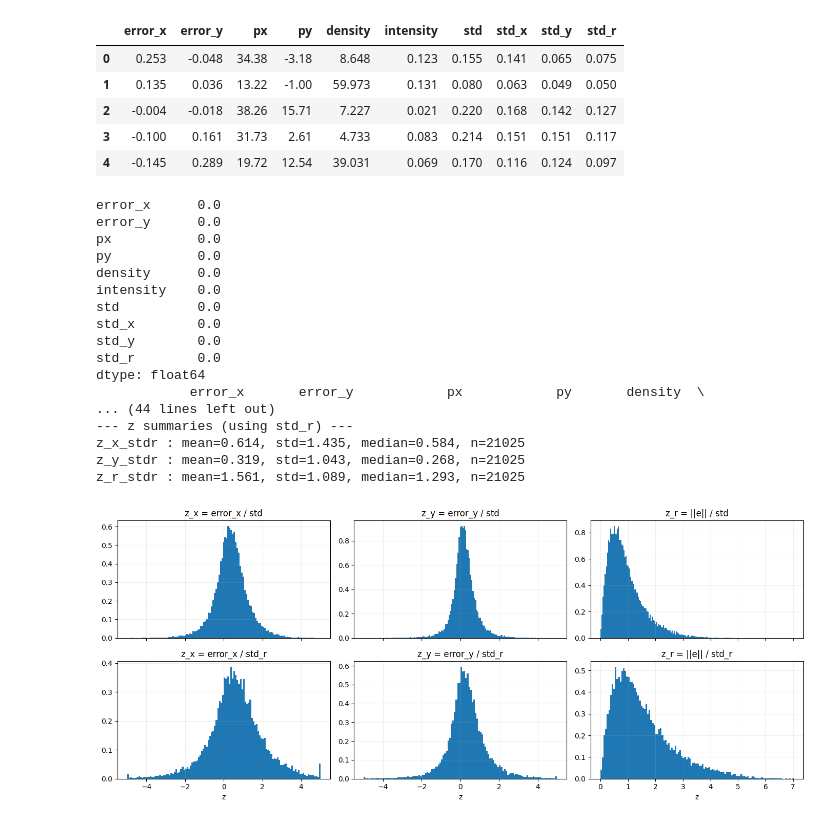
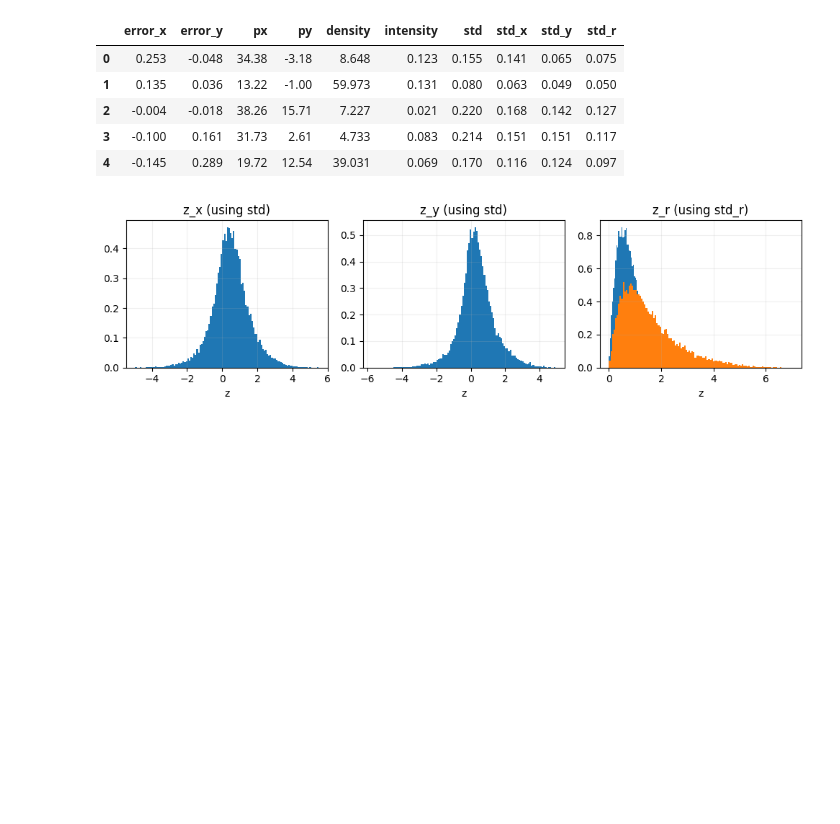
Before and after one commit to yang-jiaye/PCDetErrorModel, a Jupyter notebook: uncertainty_calibration.ipynb, the cells around one changed output. Cells and saved outputs as stored; diff of their text form; code cells hidden in the pictures; blank space fills up the shorter version.

```diff
--- a/uncertainty_calibration.ipynb
+++ b/uncertainty_calibration.ipynb
@@ -158,88 +158,39 @@ std_r: mean=0.0918, std=0.0401, min=0.0270, max=0.3290
 | 4 | -0.145 | 0.289 | 19.72 | 12.54 | 39.031 | 0.069 | 0.170 | 0.116 | 0.124 | 0.097 |
 # %%
 # Basic sanity checks: missing values and some quick relationships
-print(df.isna().mean().sort_values(ascending=False).head(15))
-print(df.describe())
+# print(df.isna().mean().sort_values(ascending=False).head(15))
+# print(df.describe())
 
 # Construct derived error magnitudes
 df["err_abs_x"] = df["error_x"].abs()
 df["err_abs_y"] = df["error_y"].abs()
 df["err_r"] = np.sqrt(df["error_x"]**2 + df["error_y"]**2)
 
-# Compare correlations with different 'std' definitions
-std_candidates = [c for c in ["std", "std_r", "std_x", "std_y"] if c in df.columns]
-for sname in std_candidates:
-    print("\n--- Correlation vs", sname, "---")
-    for col in ["err_abs_x", "err_abs_y", "err_r"]:
-        valid = df[[col, sname]].dropna()
-        r = np.corrcoef(valid[col], valid[sname])[0, 1] if len(valid) > 1 else np.nan
-        rho = stats.spearmanr(valid[col], valid[sname], nan_policy="omit").correlation
-        print(f"{col}: Pearson r={r:.3f}, Spearman rho={rho:.3f} (n={len(valid)})")
-
 # Normalized residual diagnostics: compare using std (combined RMS) vs std_r (radial std)
-if "std" in df.columns:
-    df["z_x_std"] = df["error_x"] / df["std"]
-    df["z_y_std"] = df["error_y"] / df["std"]
-    df["z_r_std"] = df["err_r"] / df["std"]
-if "std_r" in df.columns:
-    df["z_x_stdr"] = df["error_x"] / df["std_r"]
-    df["z_y_stdr"] = df["error_y"] / df["std_r"]
-    df["z_r_stdr"] = df["err_r"] / df["std_r"]
-
-def summarize_z(name):
-    v = df[name].replace([np.inf, -np.inf], np.nan).dropna()
-    return f"mean={v.mean():.3f}, std={v.std():.3f}, median={v.median():.3f}, n={len(v)}"
-
-print("\n--- z summaries (using std) ---")
-for name in ["z_x_std", "z_y_std", "z_r_std"]:
-    if name in df.columns:
-        print(name, ":", summarize_z(name))
-
-print("\n--- z summaries (using std_r) ---")
-for name in ["z_x_stdr", "z_y_stdr", "z_r_stdr"]:
-    if name in df.columns:
-        print(name, ":", summarize_z(name))
+df["z_x_std"] = df["error_x"] / df["std_x"]
+df["z_y_std"] = df["error_y"] / df["std_y"]
+df["z_r_std"] = df["err_r"] / df["std"]
+df["z_r_stdr"] = df["err_r"] / df["std_r"]
 
 # Visualize z distributions side-by-side
-fig, ax = plt.subplots(2, 3, figsize=(14, 6), sharex='col')
+fig, ax = plt.subplots(1, 3, figsize=(10, 3), sharex='col')
 
 def hist_on(a, data, title, clip):
     v = data.replace([np.inf, -np.inf], np.nan).dropna().clip(*clip)
     a.hist(v, bins=120, density=True)
     a.set_title(title)
     a.grid(True, alpha=0.2)
 
-if "z_x_std" in df.columns:
-    hist_on(ax[0,0], df["z_x_std"], "z_x = error_x / std", (-5, 5))
-    hist_on(ax[0,1], df["z_y_std"], "z_y = error_y / std", (-5, 5))
-    hist_on(ax[0,2], df["z_r_std"], "z_r = ||e|| / std", (0, 8))
-if "z_x_stdr" in df.columns:
-    hist_on(ax[1,0], df["z_x_stdr"], "z_x = error_x / std_r", (-5, 5))
-    hist_on(ax[1,1], df["z_y_stdr"], "z_y = error_y / std_r", (-5, 5))
-    hist_on(ax[1,2], df["z_r_stdr"], "z_r = ||e|| / std_r", (0, 8))
+hist_on(ax[0], df["z_x_std"], "z_x (using std)", (-10, 10))
+hist_on(ax[1], df["z_y_std"], "z_y (using std)", (-10, 10))
+hist_on(ax[2], df["z_r_std"], "z_r (using std)", (0, 10))
+hist_on(ax[2], df["z_r_stdr"], "z_r (using std_r)", (0, 10))
 
 for j in range(3):
-    ax[1,j].set_xlabel("z")
+    ax[j].set_xlabel("z")
 plt.tight_layout()
 plt.show()
 # %% [output]
-error_x      0.0
-error_y      0.0
-px           0.0
-py           0.0
-density      0.0
-intensity    0.0
-std          0.0
-std_x        0.0
-std_y        0.0
-std_r        0.0
-dtype: float64
-            error_x       error_y            px            py       density  \
-... (44 lines left out)
---- z summaries (using std_r) ---
-z_x_stdr : mean=0.614, std=1.435, median=0.584, n=21025
-z_y_stdr : mean=0.319, std=1.043, median=0.268, n=21025
-z_r_stdr : mean=1.561, std=1.089, median=1.293, n=21025
-[figure, old version]
+[figure, new version]
 # %%
 # -----------------------------
```
Also changed, not shown: parts of 6 cells of this notebook, 2 other files.
